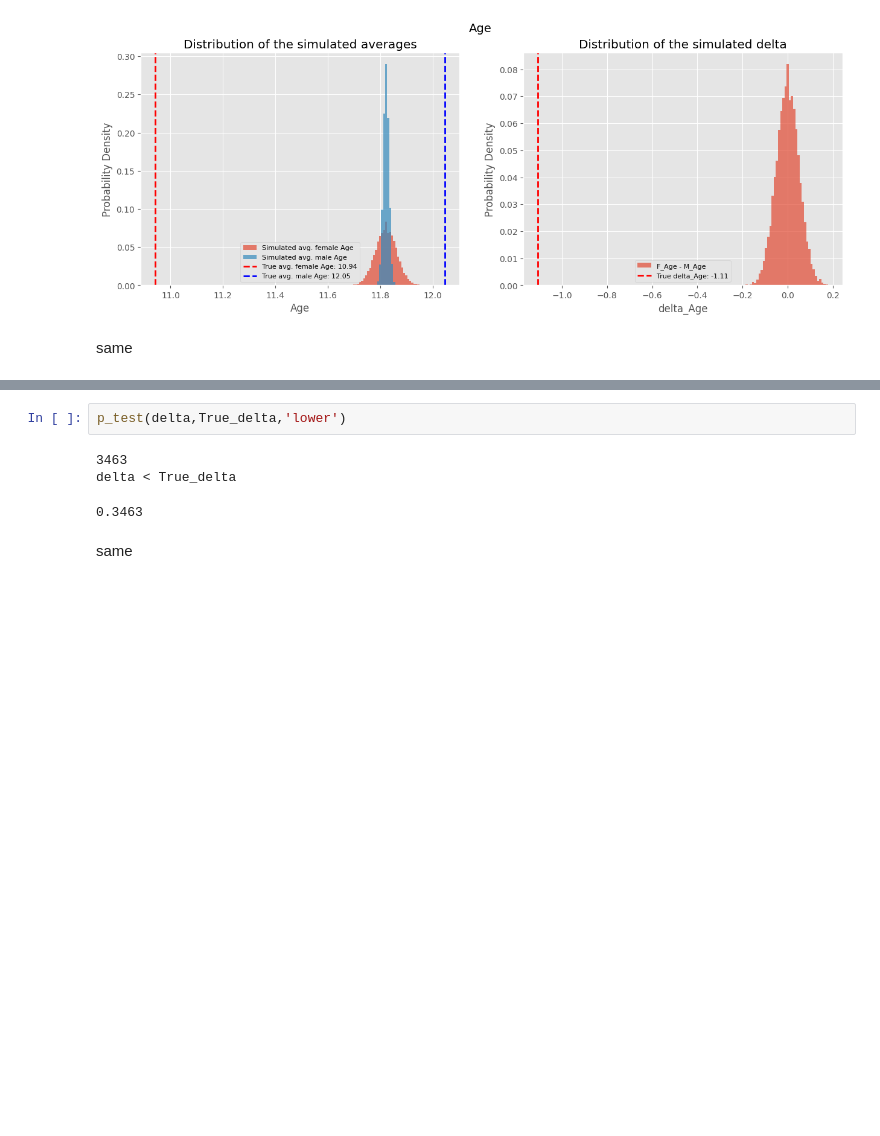
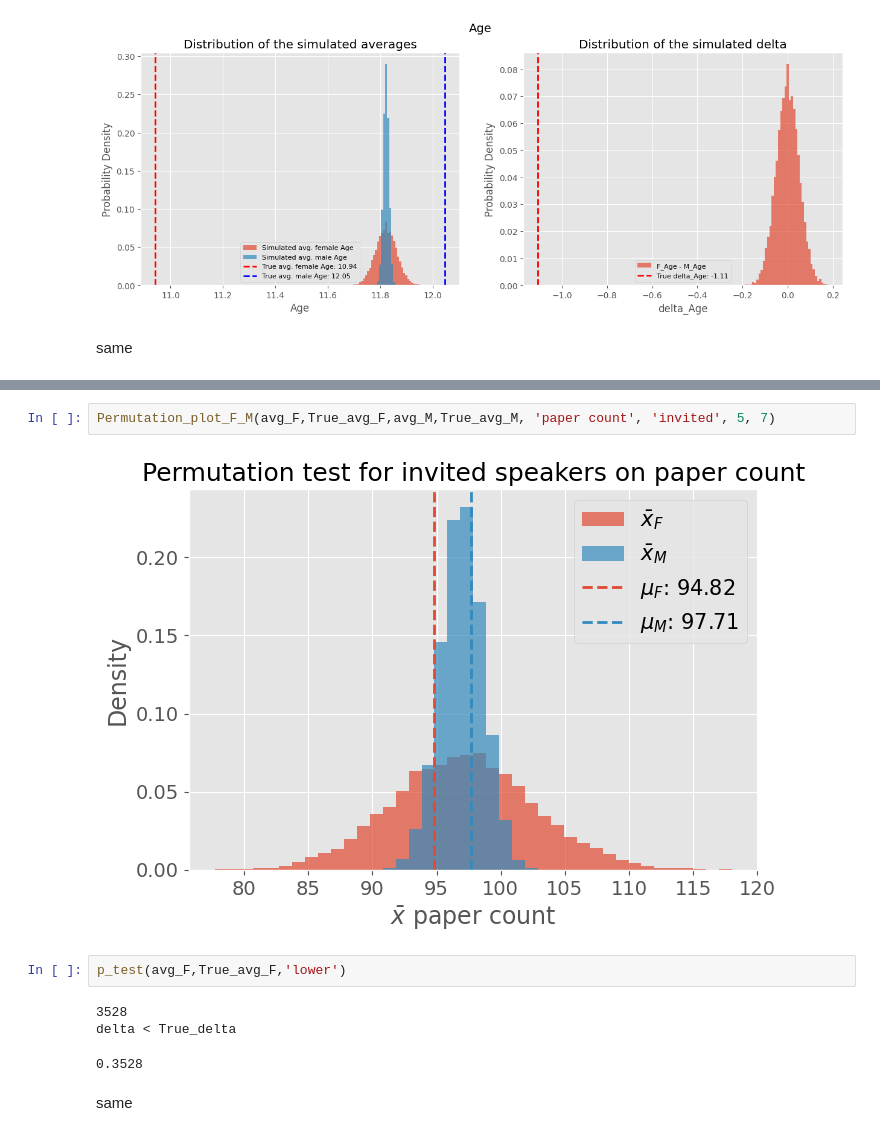
Before and after one commit to mariespedersen/Thesis_github, a Jupyter notebook: Permutation_test.ipynb, the cells around one changed output, grey strips where cells are left out. Saved outputs shown, nothing was run; the diff lists cells and outputs as text; blank space fills up the shorter version.

```diff
--- a/Permutation_test.ipynb
+++ b/Permutation_test.ipynb
@@ -187,9 +205,13 @@ Permutation_plot_delta(delta, True_delta, 'Cum. paper count', 'invited', 5, 7)
+# %%
+Permutation_plot_F_M(avg_F,True_avg_F,avg_M,True_avg_M, 'paper count', 'invited', 5, 7)
+# %% [output]
+[figure, added]
 # %%
-p_test(delta,True_delta,'lower')
+p_test(avg_F,True_avg_F,'lower')
 # %% [output]
-3463
+3528
 delta < True_delta
-0.3463
+0.3528
 # %% [markdown]
 same
 # %%
```
Also changed, not shown: parts of 20 cells of this notebook, 1 other file.
